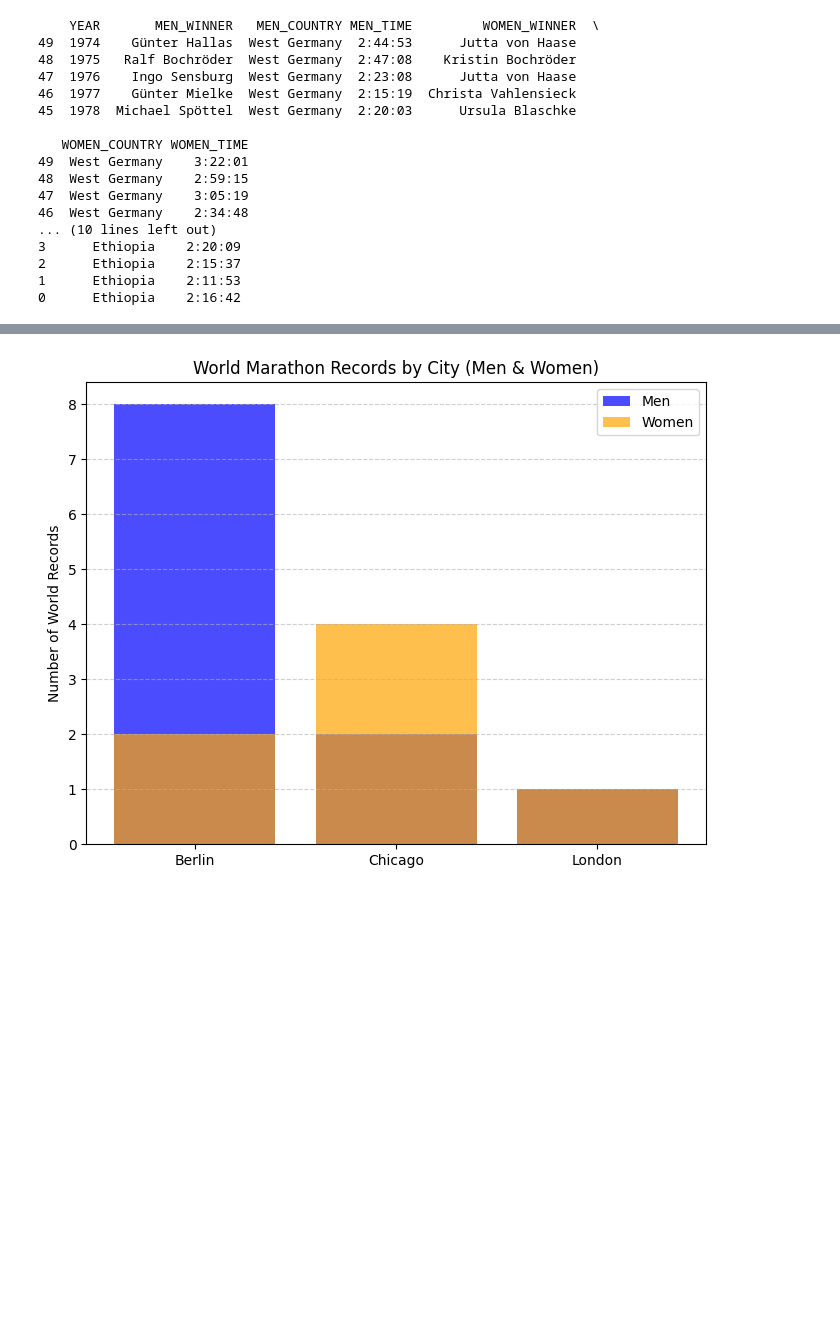
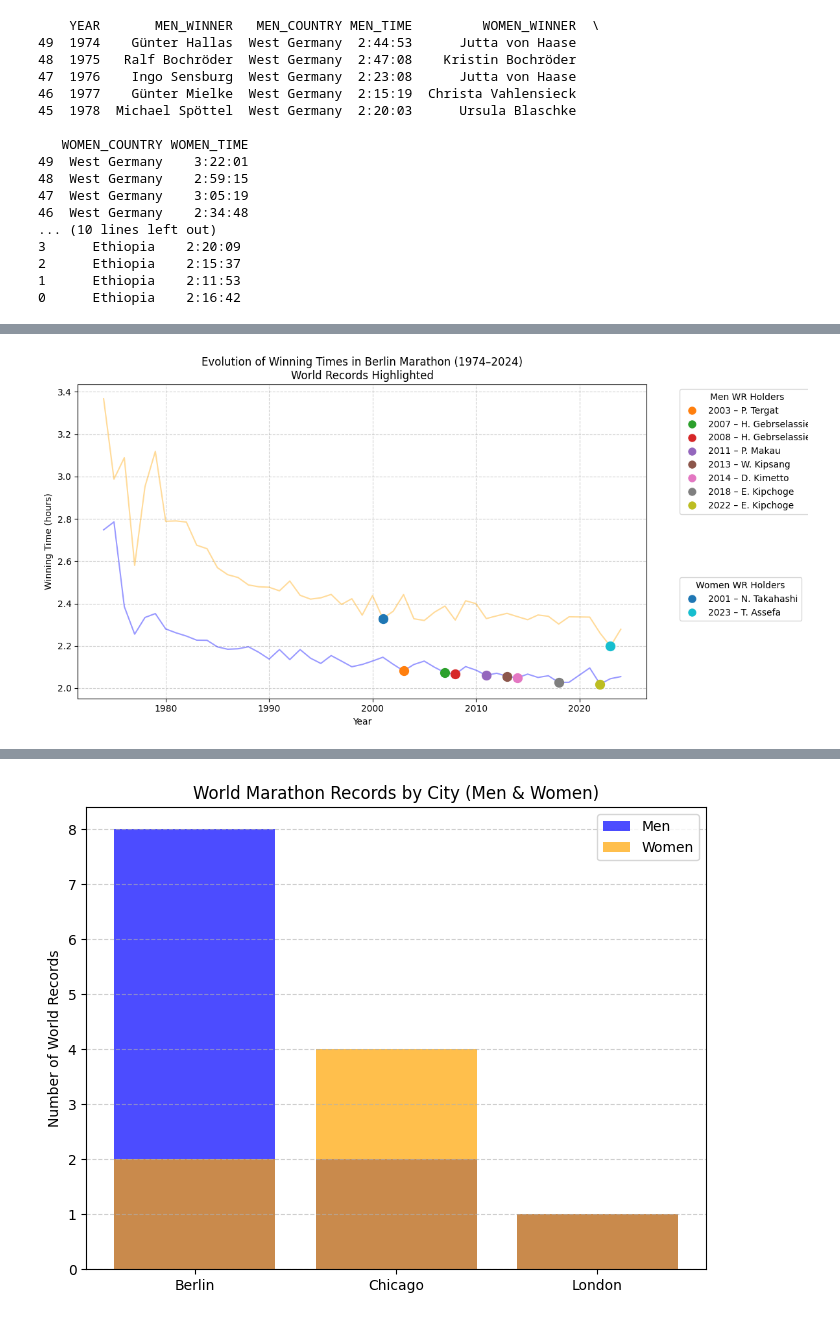
Before and after one commit to jomachase/first_project, a Jupyter notebook: notebooks/Rafael.ipynb, the cells around one changed output, grey strips where cells are left out. Drawn from its saved outputs; the diff is of its cells as text; code cells hidden in the pictures; blank space fills up the shorter version.

```diff
--- a/notebooks/Rafael.ipynb
+++ b/notebooks/Rafael.ipynb
@@ -142,0 +206,72 @@ print(df_final.tail())
+# %%
+# Main data
+df = pd.read_csv("berlin_marathon_winners_1974_2024.csv")
+df["MEN_TIME"] = pd.to_timedelta(df["MEN_TIME"], errors="coerce")
+df["WOMEN_TIME"] = pd.to_timedelta(df["WOMEN_TIME"], errors="coerce")
+
+# Records in Berlin (reduce names)
+records = [
+    {"Year":2001,"Gender":"Women","Winner":"N. Takahashi"},
+    {"Year":2003,"Gender":"Men","Winner":"P. Tergat"},
+    {"Year":2007,"Gender":"Men","Winner":"H. Gebrselassie"},
+    {"Year":2008,"Gender":"Men","Winner":"H. Gebrselassie"},
+    {"Year":2011,"Gender":"Men","Winner":"P. Makau"},
+    {"Year":2013,"Gender":"Men","Winner":"W. Kipsang"},
+    {"Year":2014,"Gender":"Men","Winner":"D. Kimetto"},
+    {"Year":2018,"Gender":"Men","Winner":"E. Kipchoge"},
+    {"Year":2022,"Gender":"Men","Winner":"E. Kipchoge"},
+    {"Year":2023,"Gender":"Women","Winner":"T. Assefa"},
+]
+df_records = pd.DataFrame(records)
+
+# Unique color for each record holder
+colors = plt.cm.tab10.colors
+df_records["Color"] = [colors[i % len(colors)] for i in range(len(df_records))]
+
+# Base chart
+plt.figure(figsize=(12,6))
+plt.plot(df["YEAR"], df["MEN_TIME"].dt.total_seconds()/3600,
+         label="Men (all winners)", color="blue", alpha=0.4)
+plt.plot(df["YEAR"], df["WOMEN_TIME"].dt.total_seconds()/3600,
+         label="Women (all winners)", color="orange", alpha=0.4)
+
+# Highlight records
+for _, row in df_records.iterrows():
+    if row["Gender"]=="Men":
+        y = df.loc[df["YEAR"]==row["Year"], "MEN_TIME"].dt.total_seconds()/3600
+    else:
+        y = df.loc[df["YEAR"]==row["Year"], "WOMEN_TIME"].dt.total_seconds()/3600
+    if not y.empty:
+        plt.scatter(row["Year"], y.values[0], color=row["Color"], s=100, zorder=5)
+
+# Titles and labels
+plt.xlabel("Year")
+plt.ylabel("Winning Time (hours)")
+plt.title("Evolution of Winning Times in Berlin Marathon (1974–2024)\nWorld Records Highlighted")
+
+# Legends separated by gender
+men_handles = [
+    plt.Line2D([0], [0], marker='o', color='w',
+               markerfacecolor=row["Color"], markersize=10,
+               label=f"{row['Year']} – {row['Winner']}")
+    for _, row in df_records[df_records["Gender"]=="Men"].iterrows()
+]
+legend1 = plt.legend(handles=men_handles, title="Men WR Holders",
+                     bbox_to_anchor=(1.05, 1), loc='upper left')
+
+women_handles = [
+    plt.Line2D([0], [0], marker='o', color='w',
+               markerfacecolor=row["Color"], markersize=10,
+               label=f"{row['Year']} – {row['Winner']}")
+    for _, row in df_records[df_records["Gender"]=="Women"].iterrows()
+]
+legend2 = plt.legend(handles=women_handles, title="Women WR Holders",
+                     bbox_to_anchor=(1.05, 0.4), loc='upper left')
+
+plt.gca().add_artist(legend1)  # adds the first legend to the chart
+
+plt.grid(True, linestyle="--", alpha=0.6)
+plt.tight_layout()
+plt.show()
+# %% [output]
+[figure, added]
```
Also changed, not shown: parts of 9 cells of this notebook, 1 other file.
